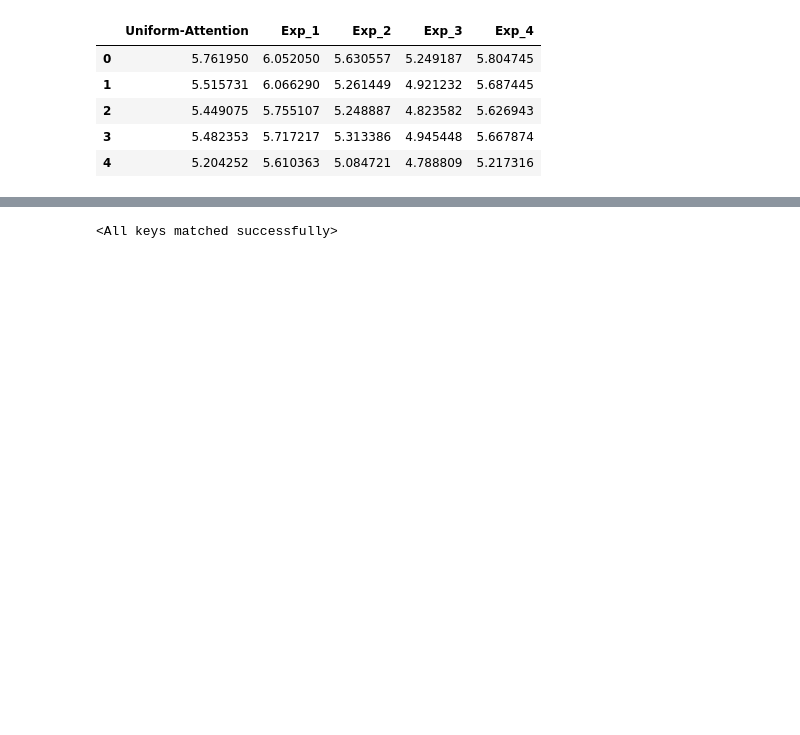
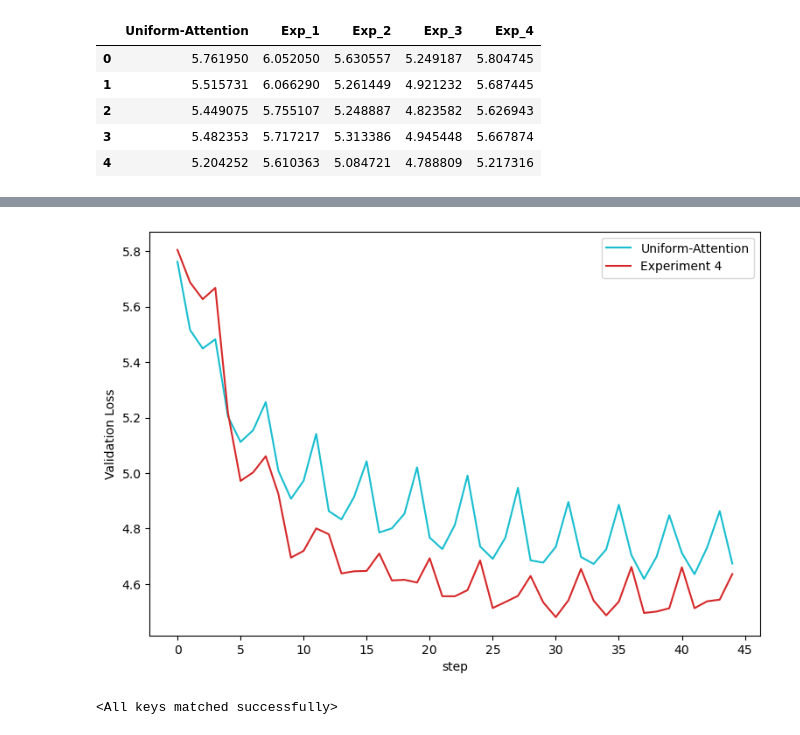
Before and after one commit to PatrickSVM/Seq2Seq-with-Attention, a Jupyter notebook: Explanations.ipynb, the cells around one changed output, grey strips where cells are left out. Cells and saved outputs as stored; diff of their text form; code cells hidden in the pictures; blank space fills up the shorter version.

```diff
--- a/Explanations.ipynb
+++ b/Explanations.ipynb
@@ -201,3 +207,16 @@ plt.show()
+# %%
+plt.figure(figsize=(9,6))
+
+plt.plot(val_loss["Uniform-Attention"].iloc[:45], c="C9", label="Uniform-Attention")
+plt.plot(val_loss["Exp_4"].iloc[:45], c="C3", label="Experiment 4")
+plt.ylabel("Validation Loss")
+plt.xlabel("step")
+plt.xticks(np.arange(0,46,5))
+plt.legend()
+plt.savefig(fname=f"report/Val_loss_uniform", dpi=150, bbox_inches='tight')
+plt.show()
+# %% [output]
+[figure, added]
 # %%
 from seq2seq_attention.build_dataloaders import build_fields, get_datasets, build_vocab
 
```
Also changed, not shown: parts of 13 cells of this notebook, 9 other files.
